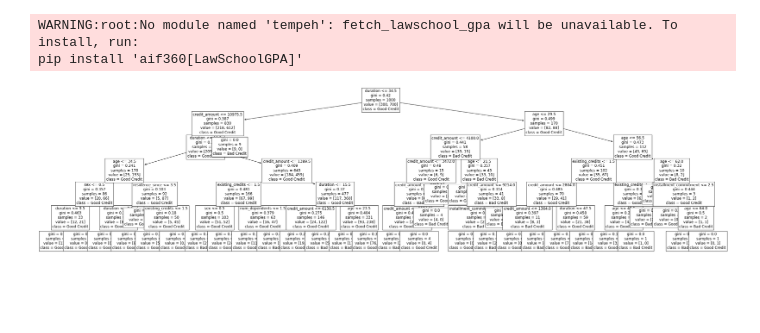
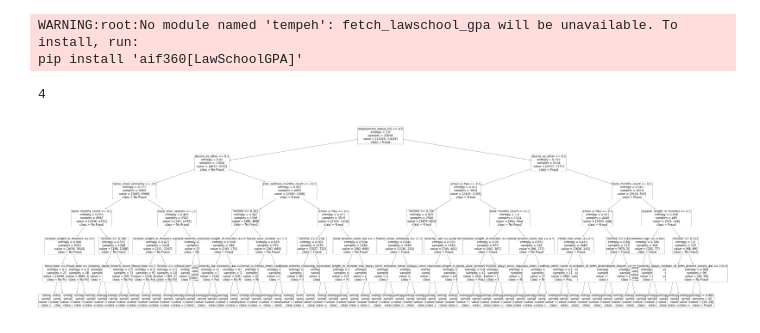
Before and after one commit to aiea-lab/fair-decision-trees, a Jupyter notebook: decision_tree_tests.ipynb, the cells around one changed output. Drawn from its saved outputs; the diff is of its cells as text; code cells hidden in the pictures; blank space fills up the shorter version.

```diff
--- a/decision_tree_tests.ipynb
+++ b/decision_tree_tests.ipynb
@@ -26,18 +26,21 @@ WARNING:root:No module named 'tempeh': fetch_lawschool_gpa will be unavailable.
 pip install 'aif360[LawSchoolGPA]'
 # %%
 # Fetch dataset
-X, y, Xy, columns, class_names, disc_index = fetch.german('sex')
-# adult, bank, compas (race/sex), german (foreign/sex)
+X, y, Xy, columns, class_names, disc_index = fetch.fraud()
+print(disc_index)
+# adult, bank, compas (race/sex), german (foreign/sex) , credit(sex/marital), fraud
+# %% [output]
+4
 # %%
 # Create a discriminative (but accurate) tree via sklearn
-clf = tree.DecisionTreeClassifier(max_depth=6)
+clf = tree.DecisionTreeClassifier(max_depth=6, criterion='entropy')
 clf = clf.fit(X, y)
-plt.figure(figsize=(40,10))
-tree.plot_tree(clf, fontsize=12, feature_names=columns, class_names=class_names)
+plt.figure(figsize=(100,30))
+tree.plot_tree(clf, fontsize=24, feature_names=columns, class_names=class_names)
 plt.show()
 tree_dict = decision_tree.export_dict(clf)
 for data in Xy:
     tree_dict.add_data(data)
 # %% [output]
-[figure, old version]
+[figure, new version]
 # %%
```
Also changed, not shown: parts of 6 cells of this notebook, 5 other files.
